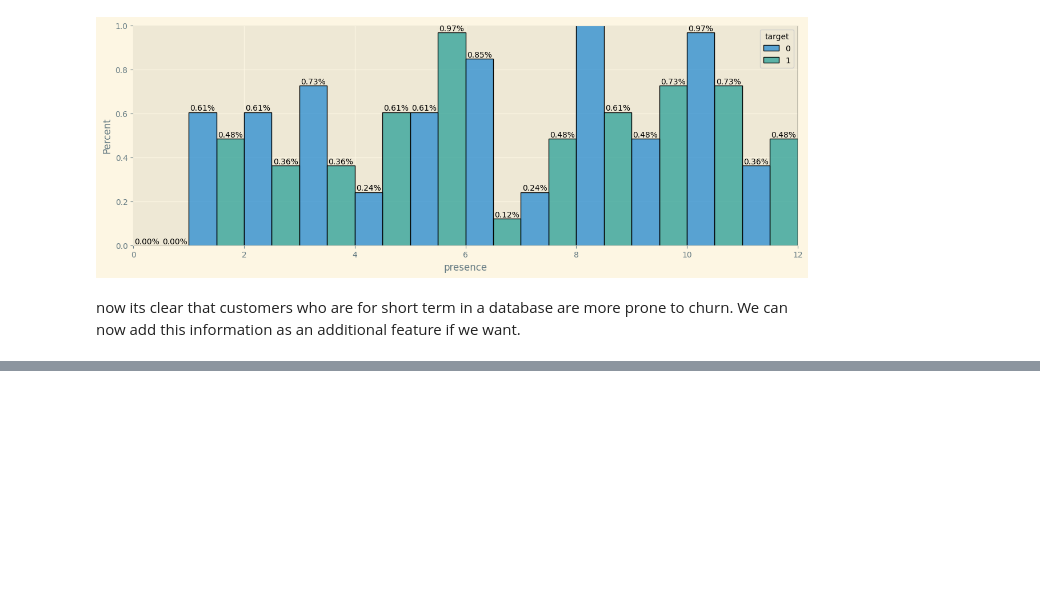
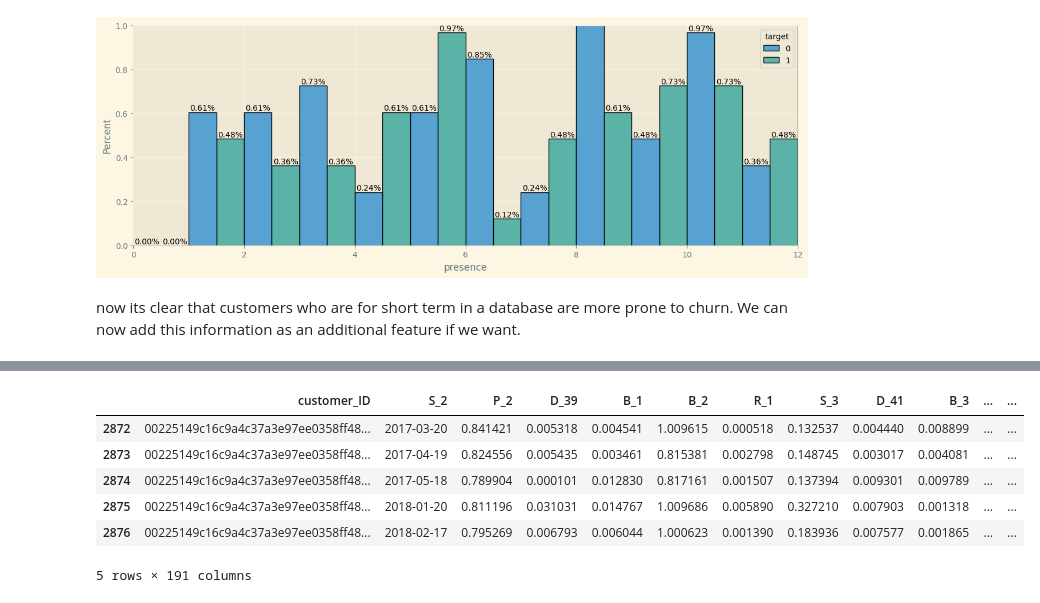
Before and after one commit to rohitgupta20/amex-default-prediction, a Jupyter notebook: amex default-prediction.ipynb, the cells around one changed output, grey strips where cells are left out. Drawn from its saved outputs; the diff is of its cells as text; code cells hidden in the pictures; blank space fills up the shorter version.

```diff
--- a/amex default-prediction.ipynb
+++ b/amex default-prediction.ipynb
@@ -417,0 +418,5 @@ gc.collect() # run garbage collector
+# %%
+short_customers = final_df[final_df['customer_ID'].isin(short_customer_ids)][['customer_ID','S_2']]
+short_customers['month'] = short_customers['S_2'].dt.month
+short_customers['year'] = short_customers['S_2'].dt.year
+short_customers.groupby(['year','month']).size()
@@ -417,0 +445,4 @@ gc.collect() # run garbage collector
+# %%
+cust_2obs_03_2017 = list(short_customers.loc[(short_customers['year']==2017) & (short_customers['month']==3),
+                                             'customer_ID'])
+cust_2obs_03_2017
@@ -417,0 +461,11 @@ gc.collect() # run garbage collector
+# %%
+sample_customer = np.random.choice(cust_2obs_03_2017)
+final_df[final_df['customer_ID']==sample_customer].head()
+# %% [output]
+|  | customer_ID | S_2 | P_2 | D_39 | B_1 | B_2 | R_1 | S_3 | D_41 | B_3 | ... | ... |
+| 2872 | 00225149c16c9a4c37a3e97ee0358ff48... | 2017-03-20 | 0.841421 | 0.005318 | 0.004541 | 1.009615 | 0.000518 | 0.132537 | 0.004440 | 0.008899 | ... | ... |
+| 2873 | 00225149c16c9a4c37a3e97ee0358ff48... | 2017-04-19 | 0.824556 | 0.005435 | 0.003461 | 0.815381 | 0.002798 | 0.148745 | 0.003017 | 0.004081 | ... | ... |
+| 2874 | 00225149c16c9a4c37a3e97ee0358ff48... | 2017-05-18 | 0.789904 | 0.000101 | 0.012830 | 0.817161 | 0.001507 | 0.137394 | 0.009301 | 0.009789 | ... | ... |
+| 2875 | 00225149c16c9a4c37a3e97ee0358ff48... | 2018-01-20 | 0.811196 | 0.031031 | 0.014767 | 1.009686 | 0.005890 | 0.327210 | 0.007903 | 0.001318 | ... | ... |
+| 2876 | 00225149c16c9a4c37a3e97ee0358ff48... | 2018-02-17 | 0.795269 | 0.006793 | 0.006044 | 1.000623 | 0.001390 | 0.183936 | 0.007577 | 0.001865 | ... | ... |
+5 rows × 191 columns
```
Also changed, not shown: parts of 11 cells of this notebook.
